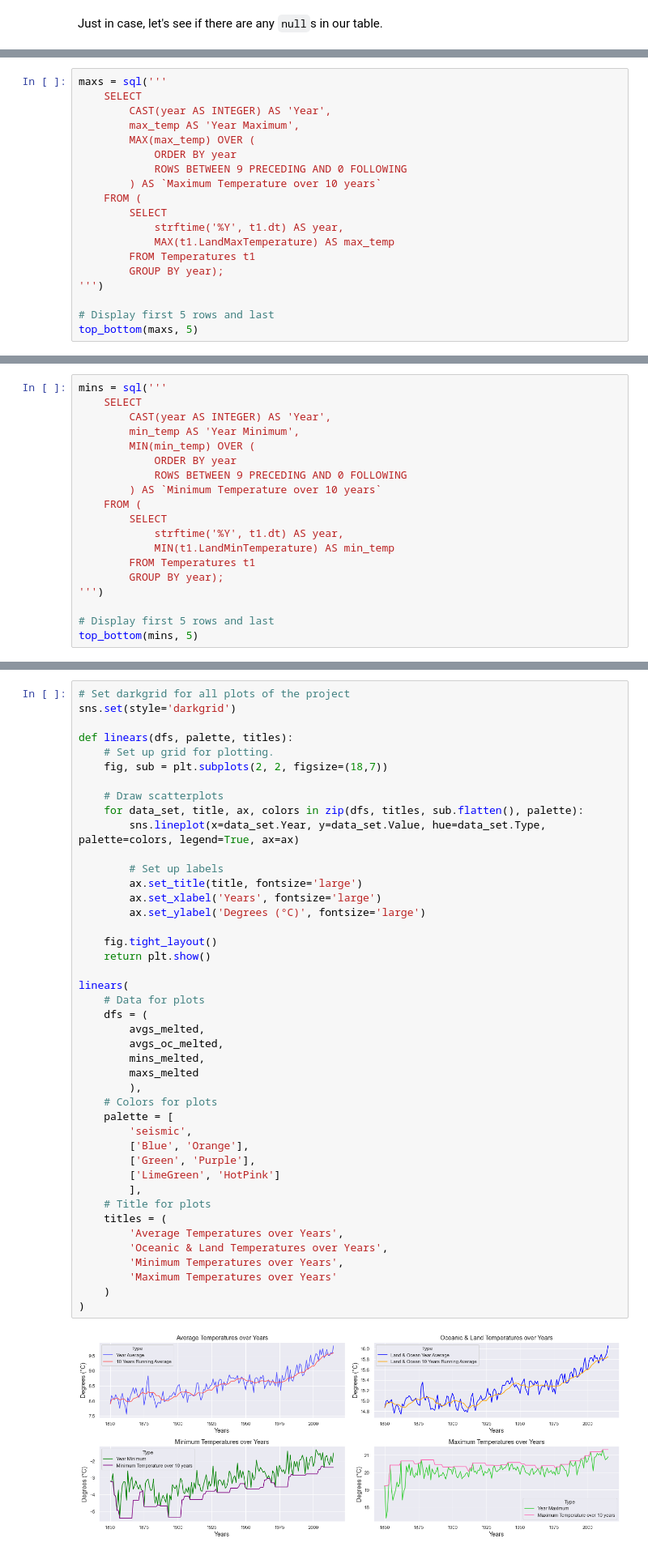
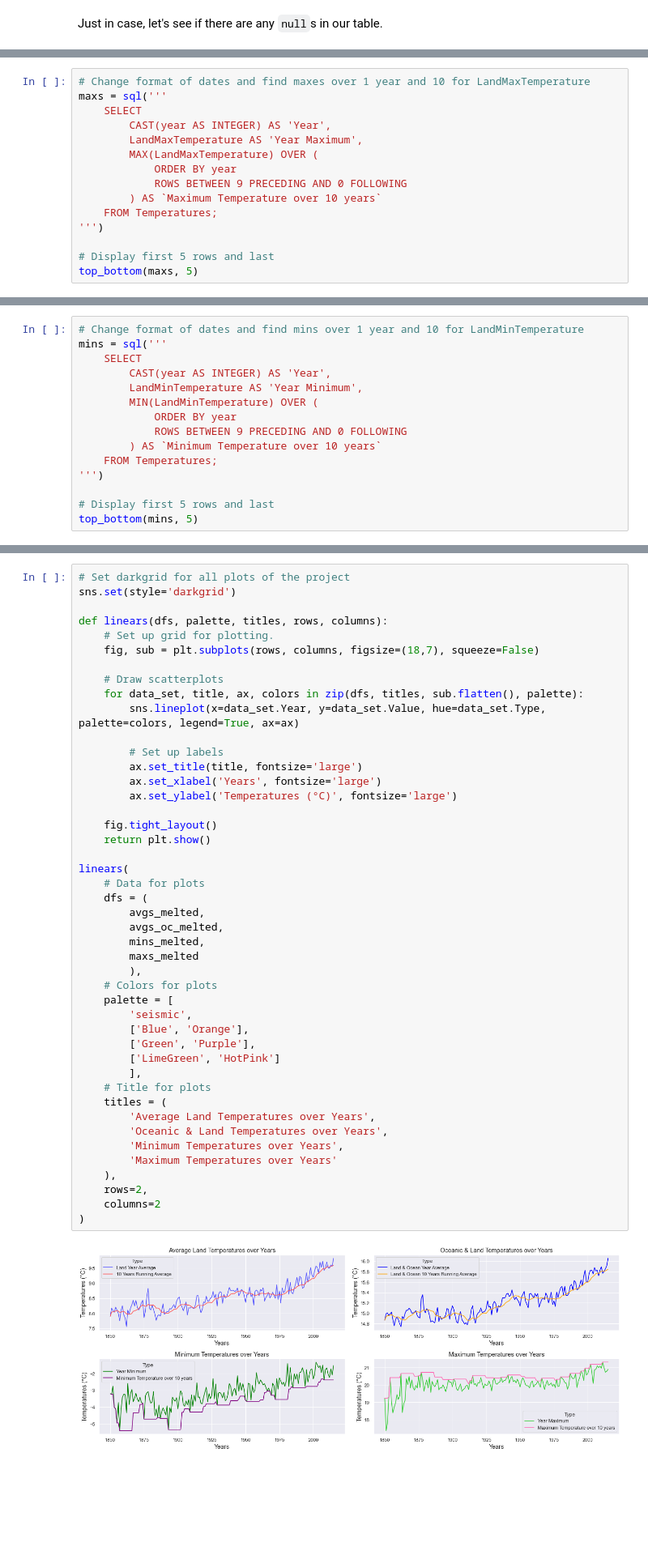
Before and after one commit to jadidaniel/jupyter-notebooks, a Jupyter notebook: sql/windows_functions/climate_change.ipynb, the cells around one changed output, grey strips where cells are left out. Shown at 81% size. Drawn from its saved outputs; the diff is of its cells as text; blank space fills up the shorter version.

Commit message:
Add graphs and new functions

```diff
--- a/sql/windows_functions/climate_change.ipynb
+++ b/sql/windows_functions/climate_change.ipynb
@@ -172,20 +173,16 @@ top_bottom(avgs_oc, 5)
 | 164 | 2014 | 15.913000 | 15.830325 |
 | 165 | 2015 | 16.058583 | 15.848258 |
 # %%
+# Change format of dates and find maxes over 1 year and 10 for LandMaxTemperature
 maxs = sql('''
     SELECT
         CAST(year AS INTEGER) AS 'Year',
-        max_temp AS 'Year Maximum',
-        MAX(max_temp) OVER (
+        LandMaxTemperature AS 'Year Maximum',
+        MAX(LandMaxTemperature) OVER (
             ORDER BY year
             ROWS BETWEEN 9 PRECEDING AND 0 FOLLOWING
         ) AS `Maximum Temperature over 10 years`
-    FROM (
-        SELECT
-            strftime('%Y', t1.dt) AS year,
-            MAX(t1.LandMaxTemperature) AS max_temp
-        FROM Temperatures t1
-        GROUP BY year);
+    FROM Temperatures;
 ''')
 
 # Display first 5 rows and last
@@ -203,20 +200,16 @@ top_bottom(maxs, 5)
 | 164 | 2014 | 20.790 | 21.320 |
 | 165 | 2015 | 20.904 | 21.320 |
 # %%
+# Change format of dates and find mins over 1 year and 10 for LandMinTemperature
 mins = sql('''
     SELECT
         CAST(year AS INTEGER) AS 'Year',
-        min_temp AS 'Year Minimum',
-        MIN(min_temp) OVER (
+        LandMinTemperature AS 'Year Minimum',
+        MIN(LandMinTemperature) OVER (
             ORDER BY year
             ROWS BETWEEN 9 PRECEDING AND 0 FOLLOWING
         ) AS `Minimum Temperature over 10 years`
-    FROM (
-        SELECT
-            strftime('%Y', t1.dt) AS year,
-            MIN(t1.LandMinTemperature) AS min_temp
-        FROM Temperatures t1
-        GROUP BY year);
+    FROM Temperatures;
 ''')
 
 # Display first 5 rows and last
@@ -266,9 +263,9 @@ avgs_melted
 # Set darkgrid for all plots of the project
 sns.set(style='darkgrid')
 
-def linears(dfs, palette, titles):
+def linears(dfs, palette, titles, rows, columns):
     # Set up grid for plotting.
-    fig, sub = plt.subplots(2, 2, figsize=(18,7))
+    fig, sub = plt.subplots(rows, columns, figsize=(18,7), squeeze=False)
 
     # Draw scatterplots
     for data_set, title, ax, colors in zip(dfs, titles, sub.flatten(), palette):
@@ -276,34 +273,36 @@ def linears(dfs, palette, titles):
 
         # Set up labels
         ax.set_title(title, fontsize='large')
         ax.set_xlabel('Years', fontsize='large')
-        ax.set_ylabel('Degrees (°C)', fontsize='large')
+        ax.set_ylabel('Temperatures (°C)', fontsize='large')
 
     fig.tight_layout()
     return plt.show()
 
 linears(
     # Data for plots
     dfs = (
         avgs_melted,
         avgs_oc_melted,
         mins_melted,
         maxs_melted
         ),
     # Colors for plots
     palette = [
         'seismic',
         ['Blue', 'Orange'],
         ['Green', 'Purple'],
         ['LimeGreen', 'HotPink']
         ],
     # Title for plots
     titles = (
-        'Average Temperatures over Years',
+        'Average Land Temperatures over Years',
         'Oceanic & Land Temperatures over Years',
         'Minimum Temperatures over Years',
         'Maximum Temperatures over Years'
-    )
+    ),
+    rows=2,
+    columns=2
 )
 # %% [output]
-[figure, old version]
+[figure, new version]
```
Also changed, not shown: parts of 28 cells of this notebook.
